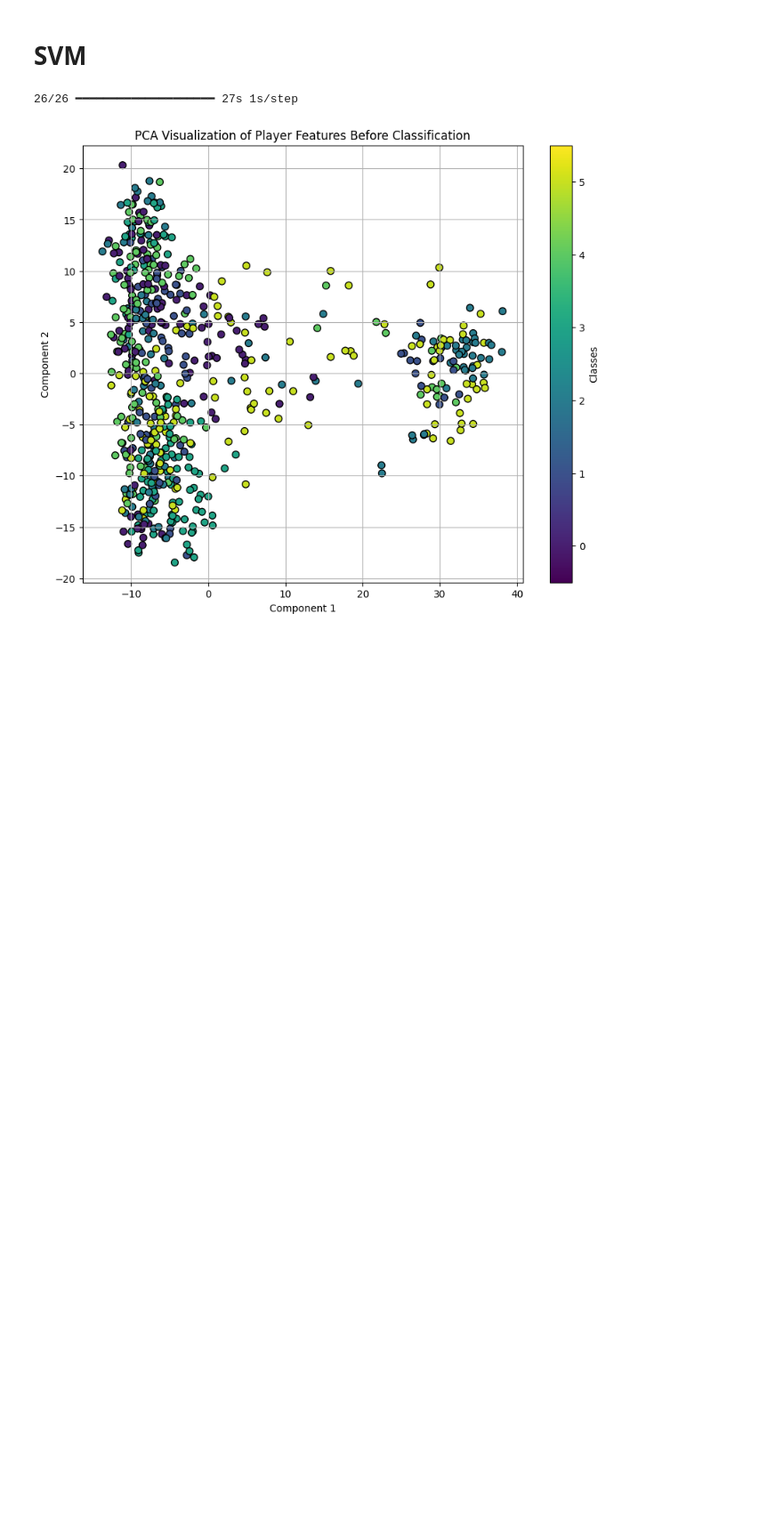
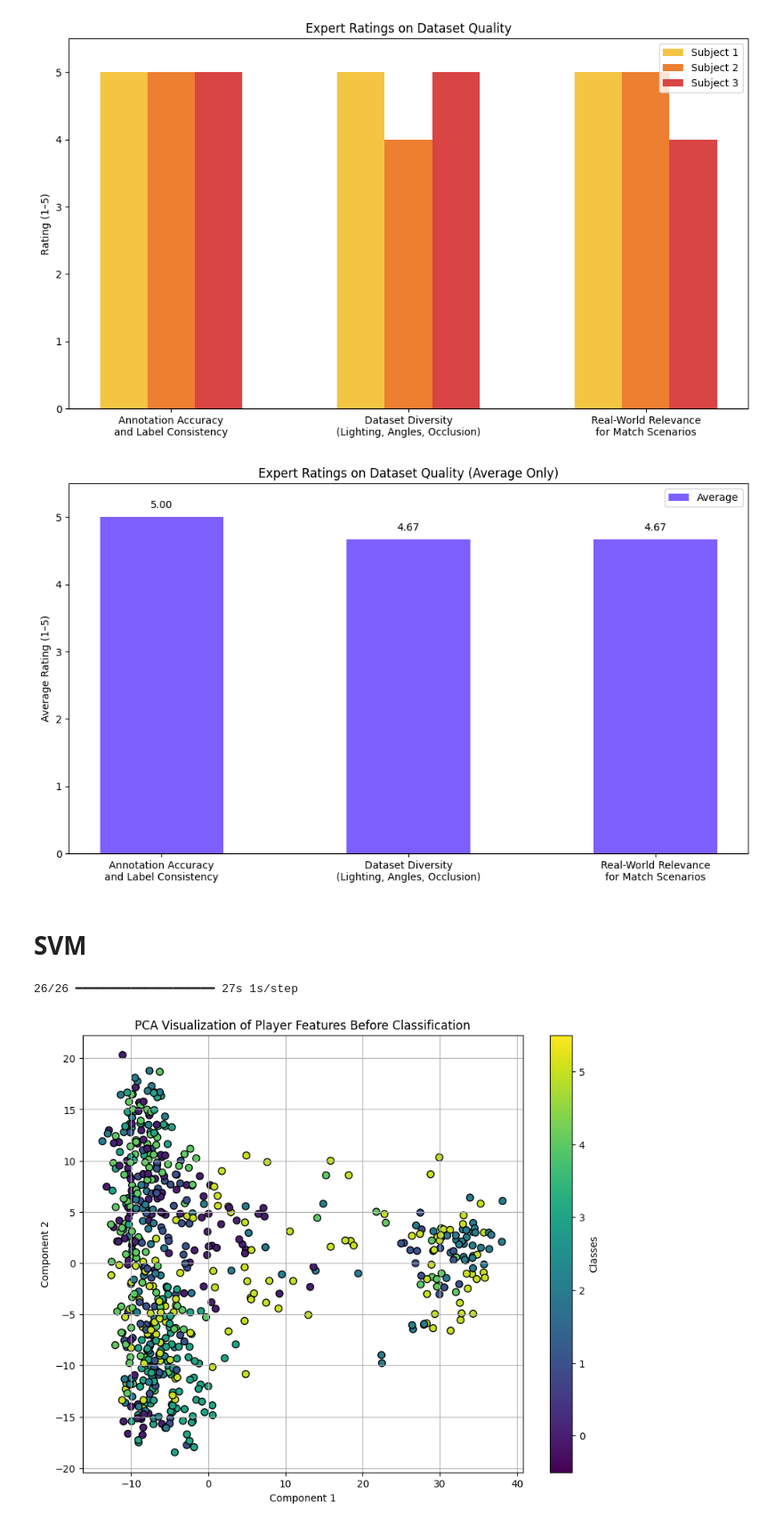
Before and after one commit to Nadun999/FYP, a Jupyter notebook: CricXpert/Hybrid_Spatio_Temporal_Model_For_Gait_Analysis/saved_models/ResNet/ResNet_SVM_KNN/ResNet_SVM_KNN.ipynb, the cells around one changed output. Shown at 89% size. Drawn from its saved outputs; the diff is of its cells as text; code cells hidden in the pictures; blank space fills up the shorter version.

```diff
--- a/CricXpert/Hybrid_Spatio_Temporal_Model_For_Gait_Analysis/saved_models/ResNet/ResNet_SVM_KNN/ResNet_SVM_KNN.ipynb
+++ b/CricXpert/Hybrid_Spatio_Temporal_Model_For_Gait_Analysis/saved_models/ResNet/ResNet_SVM_KNN/ResNet_SVM_KNN.ipynb
@@ -1,3 +1,70 @@
+# %%
+import matplotlib.pyplot as plt
+import numpy as np
+
+# Criteria and Ratings
+criteria = [
+    "Annotation Accuracy\nand Label Consistency",
+    "Dataset Diversity\n(Lighting, Angles, Occlusion)",
+    "Real-World Relevance\nfor Match Scenarios"
+]
+
+# Ratings by Subject
+subject1 = [5, 5, 5]
+subject2 = [5, 4, 5]
+subject3 = [5, 5, 4]
+
+x = np.arange(len(criteria))  # label locations
+width = 0.2  # bar width
+
+# Plot 1: Individual Ratings
+fig1, ax1 = plt.subplots(figsize=(10, 6))
+
+bars1 = ax1.bar(x - width, subject1, width, label='Subject 1', color='#f4c542')  # Yellow
+bars2 = ax1.bar(x, subject2, width, label='Subject 2', color='#ec7f30')          # Orange
+bars3 = ax1.bar(x + width, subject3, width, label='Subject 3', color='#d94444')  # Red
+
+ax1.set_ylabel('Rating (1–5)')
+ax1.set_title('Expert Ratings on Dataset Quality')
+ax1.set_xticks(x)
+ax1.set_xticklabels(criteria)
+ax1.set_ylim(0, 5.5)
+
+# Place legend inside top right
+ax1.legend(loc='upper right', bbox_to_anchor=(1, 1))
+
+plt.tight_layout()
+plt.show()
+
+
+# Plot 2: Averages Only
+avg_ratings = [
+    np.mean([subject1[i], subject2[i], subject3[i]])
+    for i in range(len(criteria))
+]
+
+fig2, ax2 = plt.subplots(figsize=(10, 6))
+bars_avg = ax2.bar(x, avg_ratings, width=0.5, color='#7d5fff', label='Average')  # Purple
+
+# Add value labels on top of bars
+for i, bar in enumerate(bars_avg):
+    ax2.text(bar.get_x() + bar.get_width()/2, bar.get_height() + 0.1,
+             f'{avg_ratings[i]:.2f}', ha='center', va='bottom')
+
+ax2.set_ylabel('Average Rating (1–5)')
+ax2.set_title('Expert Ratings on Dataset Quality (Average Only)')
+ax2.set_xticks(x)
+ax2.set_xticklabels(criteria)
+ax2.set_ylim(0, 5.5)
+
+# Legend for average
+ax2.legend(loc='upper right', bbox_to_anchor=(1, 1))
+
+plt.tight_layout()
+plt.show()
+# %% [output]
+[figure, added]
+[figure, added]
 # %%
 import cv2
 import numpy as np
```
Also changed, not shown: 40 other files.
